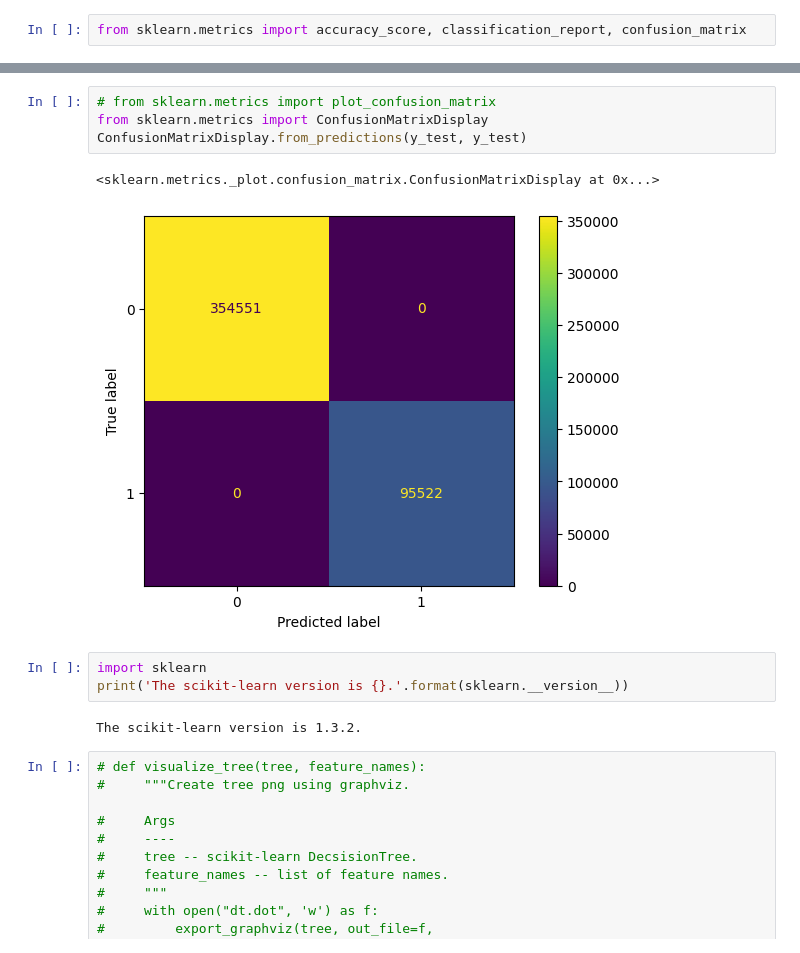
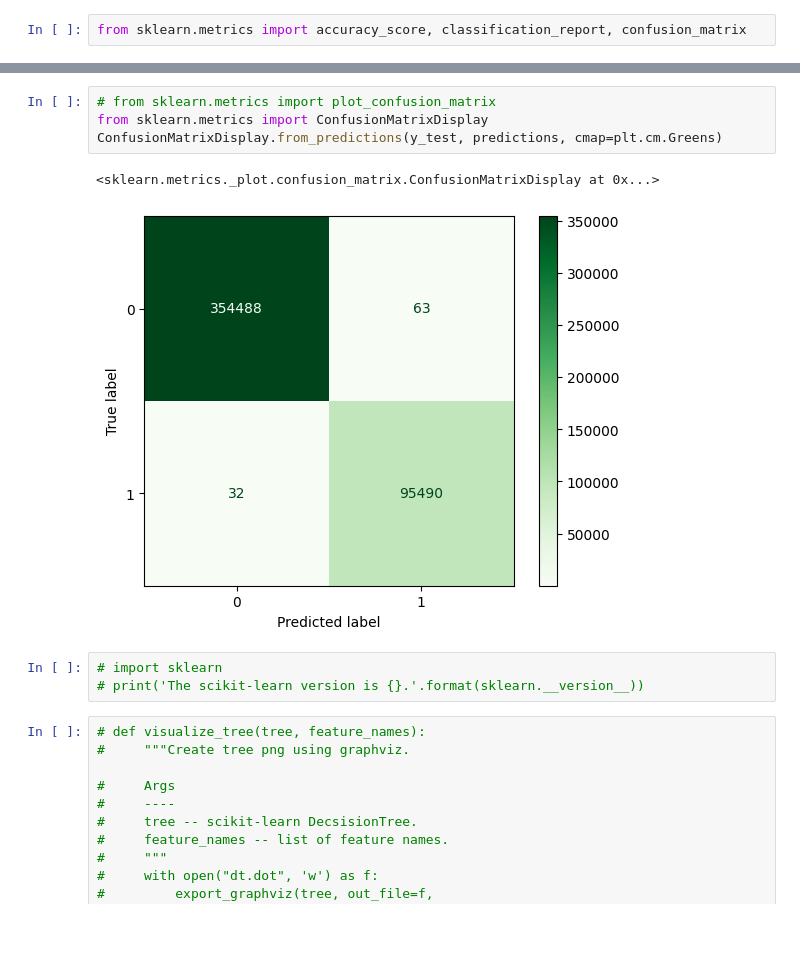
Before and after one commit to mjacker/MJCapstone, a Jupyter notebook: 4_Decision_Tree_Classifier.ipynb, the cells around one changed output, grey strips where cells are left out. Saved outputs shown, nothing was run; the diff lists cells and outputs as text.

```diff
--- a/4_Decision_Tree_Classifier.ipynb
+++ b/4_Decision_Tree_Classifier.ipynb
@@ -189,15 +258,13 @@ print(cm)
 # %%
 # from sklearn.metrics import plot_confusion_matrix
 from sklearn.metrics import ConfusionMatrixDisplay
-ConfusionMatrixDisplay.from_predictions(y_test, y_test)
+ConfusionMatrixDisplay.from_predictions(y_test, predictions, cmap=plt.cm.Greens)
 # %% [output]
 <sklearn.metrics._plot.confusion_matrix.ConfusionMatrixDisplay at 0x...>
-[figure, old version]
+[figure, new version]
 # %%
-import sklearn
-print('The scikit-learn version is {}.'.format(sklearn.__version__))
+# import sklearn
+# print('The scikit-learn version is {}.'.format(sklearn.__version__))
-# %% [output]
-The scikit-learn version is 1.3.2.
 # %%
 # def visualize_tree(tree, feature_names):
 #     """Create tree png using graphviz.
```
Also changed, not shown: parts of 22 cells of this notebook.
